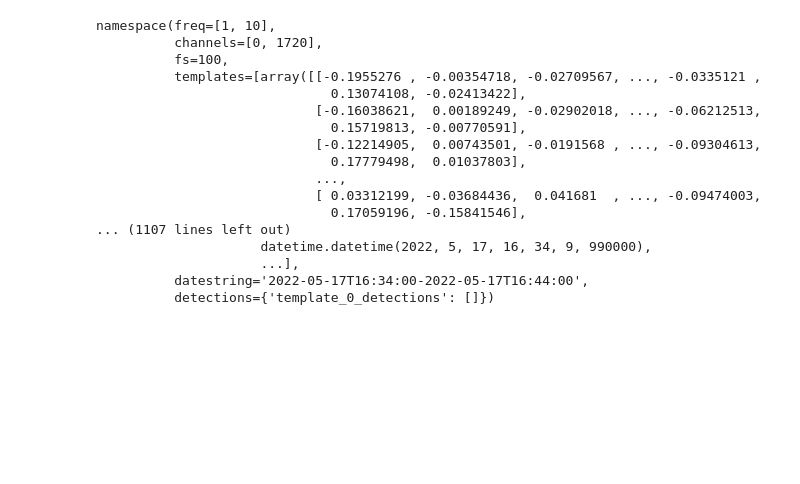
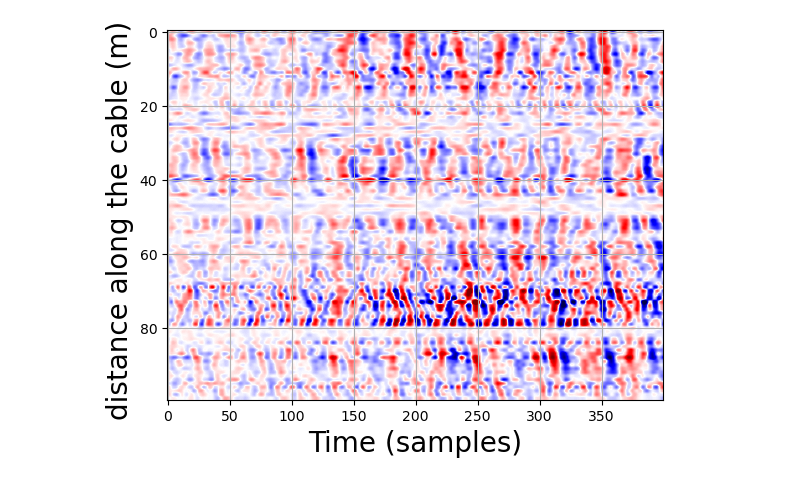
Before and after one commit to bradlipovsky/das-stuff, a Jupyter notebook: all-template-matching-stuff.ipynb, the cells around one changed output. Saved outputs shown, nothing was run; the diff lists cells and outputs as text; code cells hidden in the pictures; blank space fills up the shorter version.

```diff
--- a/all-template-matching-stuff.ipynb
+++ b/all-template-matching-stuff.ipynb
@@ -201,13 +201,13 @@ c = types.SimpleNamespace()
 
 # set data and filtering parameters
 c.freq = [1,10]
-c.channels = [0,1720]
+c.channels = [100,200]
 c.fs = 100
 
 # choose template files and time limits for each template
 path = '/data/fast0/veronica-scratch/'
 fnames = ['uw61832097.h5'] #, 'uw61901421.h5', 'uw61898286.h5']
-template_lims_list = [[45,100]] #,[13,23],[14,24]] # in seconds
+template_lims_list = [[51,55]] #,[13,23],[14,24]] # in seconds
 
 # read and filter each template
 templates = []
@@ -218,11 +218,13 @@ for i,f in enumerate(fnames):
 # add template defined above
 c.templates = templates
 # %%
-#plt.imshow(c.templates[0].T,cmap='seismic',aspect='auto',vmin=-0.8,vmax=0.8)
-#plt.xlabel("Time (samples)", fontsize=20)
-#plt.ylabel("distance along the cable (m) ", fontsize=20)
-#plt.grid()
-#plt.show()
+plt.imshow(c.templates[0].T,cmap='seismic',aspect='auto',vmin=-0.8,vmax=0.8)
+plt.xlabel("Time (samples)", fontsize=20)
+plt.ylabel("distance along the cable (m) ", fontsize=20)
+plt.grid()
+plt.show()
+# %% [output]
+[figure, added]
 # %%
 '''
 
@@ -330,22 +334,11 @@ if __name__ == '__main__':
 #print("One-day estimate:",sec_per_day/60/60,"hours")
 #print("Crude 9-month estimate:",9*30*sec_per_day/60/60/24,"days")
 # %%
-result
+# Acc to the dictionary
+detections_dict = result.detections
+
+# Iterar a través de las claves y valores en el diccionario
+for template_key, detections_list in detections_dict.items():
+    print(f"Template: {template_key}")
+    print("Detections:", detections_list)
+    print("-----------------------")
-# %% [output]
-namespace(freq=[1, 10],
-          channels=[0, 1720],
-          fs=100,
-          templates=[array([[-0.1955276 , -0.00354718, -0.02709567, ..., -0.0335121 ,
-                              0.13074108, -0.02413422],
-                            [-0.16038621,  0.00189249, -0.02902018, ..., -0.06212513,
-                              0.15719813, -0.00770591],
-                            [-0.12214905,  0.00743501, -0.0191568 , ..., -0.09304613,
-                              0.17779498,  0.01037803],
-                            ...,
-                            [ 0.03312199, -0.03684436,  0.041681  , ..., -0.09474003,
-                              0.17059196, -0.15841546],
-... (1107 lines left out)
-                     datetime.datetime(2022, 5, 17, 16, 34, 9, 990000),
-                     ...],
-          datestring='2022-05-17T16:34:00-2022-05-17T16:44:00',
-          detections={'template_0_detections': []})
```
Also changed, not shown: parts of 2 cells of this notebook, 1 other file.
